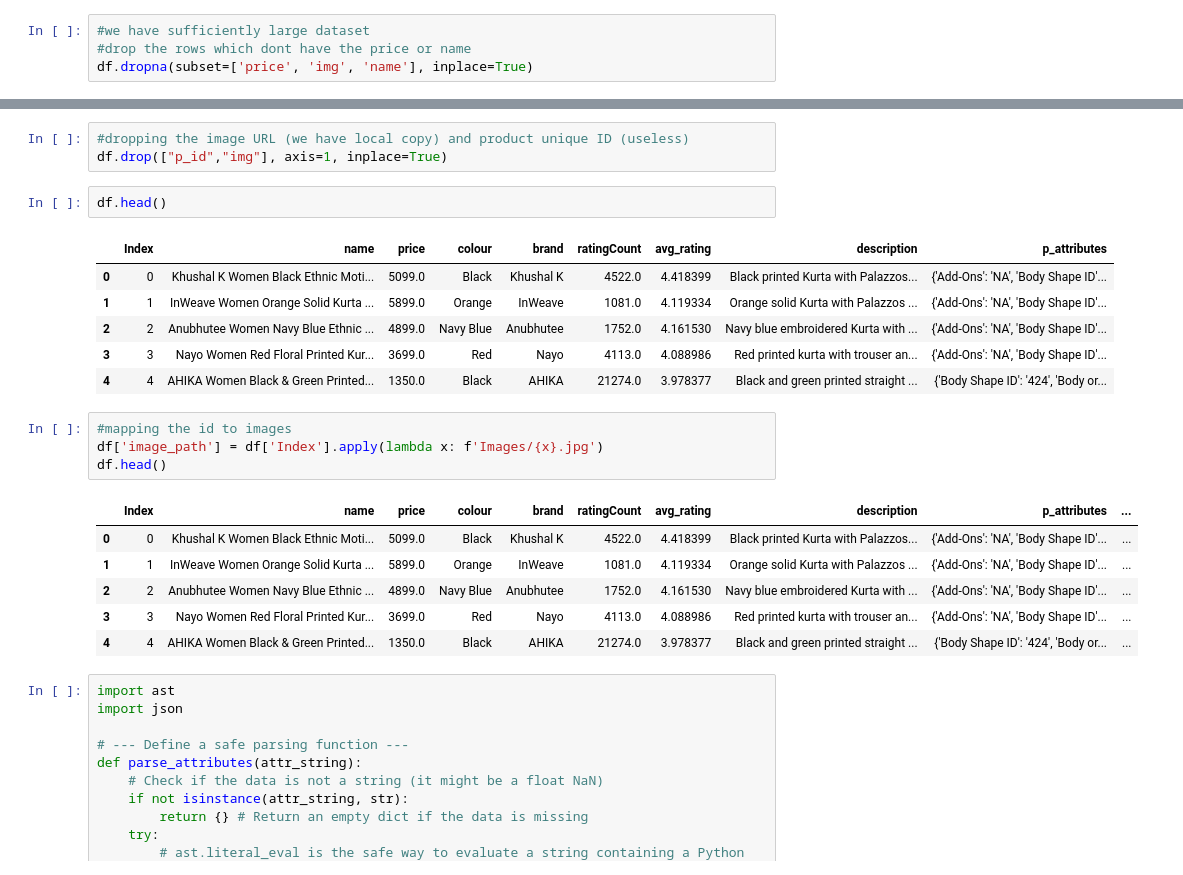
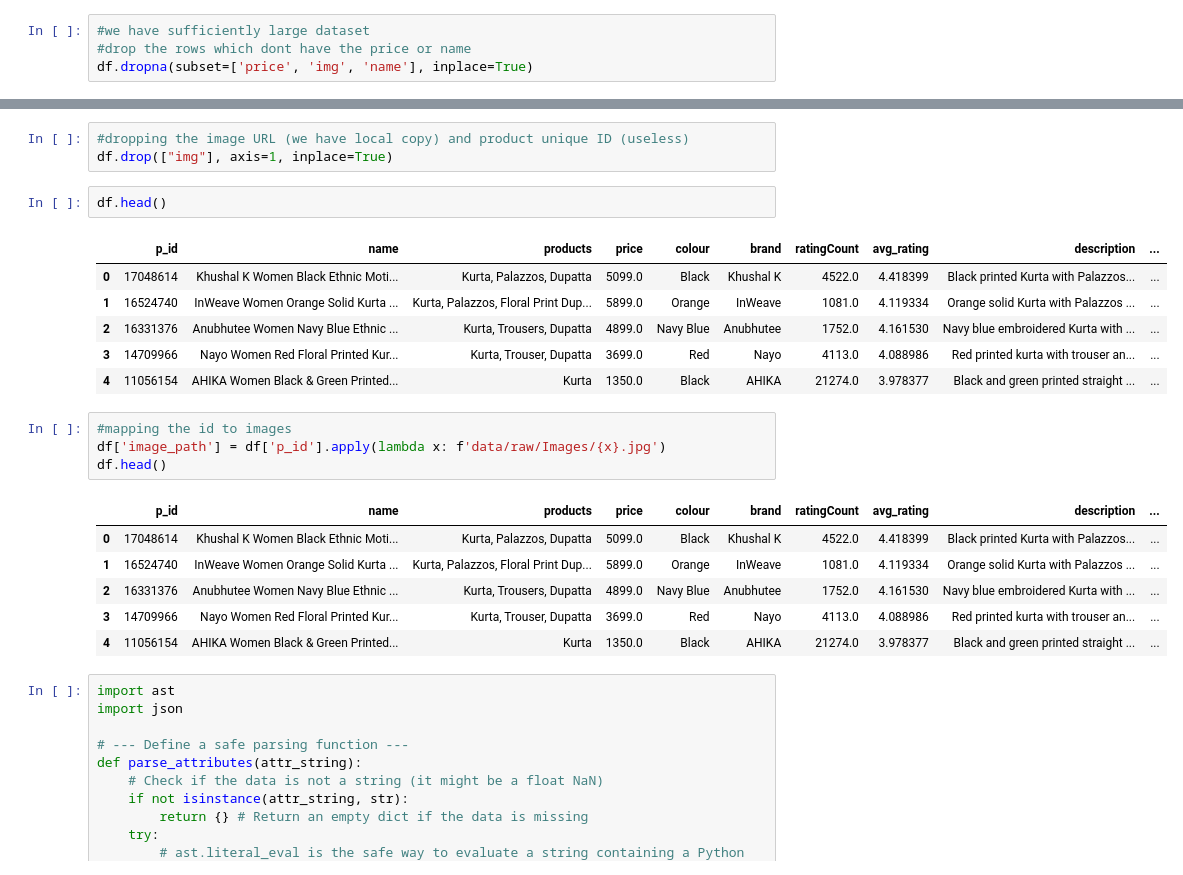
Before and after one commit to SinghNayanKumar/multimodal-product-lister, a Jupyter notebook: EDA.ipynb, the cells around one changed output, grey strips where cells are left out. Drawn from its saved outputs; the diff is of its cells as text.

```diff
--- a/EDA.ipynb
+++ b/EDA.ipynb
@@ -86,27 +86,27 @@ p_attributes       0
 dtype: int64
 # %%
 #dropping the image URL (we have local copy) and product unique ID (useless)
-df.drop(["p_id","img"], axis=1, inplace=True)
+df.drop(["img"], axis=1, inplace=True)
 # %%
 df.head()
 # %% [output]
-|  | Index | name | price | colour | brand | ratingCount | avg_rating | description | p_attributes |
-| 0 | 0 | Khushal K Women Black Ethnic Moti... | 5099.0 | Black | Khushal K | 4522.0 | 4.418399 | Black printed Kurta with Palazzos... | {'Add-Ons': 'NA', 'Body Shape ID'... |
-| 1 | 1 | InWeave Women Orange Solid Kurta ... | 5899.0 | Orange | InWeave | 1081.0 | 4.119334 | Orange solid Kurta with Palazzos ... | {'Add-Ons': 'NA', 'Body Shape ID'... |
-| 2 | 2 | Anubhutee Women Navy Blue Ethnic ... | 4899.0 | Navy Blue | Anubhutee | 1752.0 | 4.161530 | Navy blue embroidered Kurta with ... | {'Add-Ons': 'NA', 'Body Shape ID'... |
-| 3 | 3 | Nayo Women Red Floral Printed Kur... | 3699.0 | Red | Nayo | 4113.0 | 4.088986 | Red printed kurta with trouser an... | {'Add-Ons': 'NA', 'Body Shape ID'... |
-| 4 | 4 | AHIKA Women Black & Green Printed... | 1350.0 | Black | AHIKA | 21274.0 | 3.978377 | Black and green printed straight ... | {'Body Shape ID': '424', 'Body or... |
+|  | p_id | name | products | price | colour | brand | ratingCount | avg_rating | description | ... |
+| 0 | 17048614 | Khushal K Women Black Ethnic Moti... | Kurta, Palazzos, Dupatta | 5099.0 | Black | Khushal K | 4522.0 | 4.418399 | Black printed Kurta with Palazzos... | ... |
+| 1 | 16524740 | InWeave Women Orange Solid Kurta ... | Kurta, Palazzos, Floral Print Dup... | 5899.0 | Orange | InWeave | 1081.0 | 4.119334 | Orange solid Kurta with Palazzos ... | ... |
+| 2 | 16331376 | Anubhutee Women Navy Blue Ethnic ... | Kurta, Trousers, Dupatta | 4899.0 | Navy Blue | Anubhutee | 1752.0 | 4.161530 | Navy blue embroidered Kurta with ... | ... |
+| 3 | 14709966 | Nayo Women Red Floral Printed Kur... | Kurta, Trouser, Dupatta | 3699.0 | Red | Nayo | 4113.0 | 4.088986 | Red printed kurta with trouser an... | ... |
+| 4 | 11056154 | AHIKA Women Black & Green Printed... | Kurta | 1350.0 | Black | AHIKA | 21274.0 | 3.978377 | Black and green printed straight ... | ... |
 # %%
 #mapping the id to images
-df['image_path'] = df['Index'].apply(lambda x: f'Images/{x}.jpg')
+df['image_path'] = df['p_id'].apply(lambda x: f'data/raw/Images/{x}.jpg')
 df.head()
 # %% [output]
-|  | Index | name | price | colour | brand | ratingCount | avg_rating | description | p_attributes | ... |
-| 0 | 0 | Khushal K Women Black Ethnic Moti... | 5099.0 | Black | Khushal K | 4522.0 | 4.418399 | Black printed Kurta with Palazzos... | {'Add-Ons': 'NA', 'Body Shape ID'... | ... |
-| 1 | 1 | InWeave Women Orange Solid Kurta ... | 5899.0 | Orange | InWeave | 1081.0 | 4.119334 | Orange solid Kurta with Palazzos ... | {'Add-Ons': 'NA', 'Body Shape ID'... | ... |
-| 2 | 2 | Anubhutee Women Navy Blue Ethnic ... | 4899.0 | Navy Blue | Anubhutee | 1752.0 | 4.161530 | Navy blue embroidered Kurta with ... | {'Add-Ons': 'NA', 'Body Shape ID'... | ... |
-| 3 | 3 | Nayo Women Red Floral Printed Kur... | 3699.0 | Red | Nayo | 4113.0 | 4.088986 | Red printed kurta with trouser an... | {'Add-Ons': 'NA', 'Body Shape ID'... | ... |
-| 4 | 4 | AHIKA Women Black & Green Printed... | 1350.0 | Black | AHIKA | 21274.0 | 3.978377 | Black and green printed straight ... | {'Body Shape ID': '424', 'Body or... | ... |
+|  | p_id | name | products | price | colour | brand | ratingCount | avg_rating | description | ... |
+| 0 | 17048614 | Khushal K Women Black Ethnic Moti... | Kurta, Palazzos, Dupatta | 5099.0 | Black | Khushal K | 4522.0 | 4.418399 | Black printed Kurta with Palazzos... | ... |
+| 1 | 16524740 | InWeave Women Orange Solid Kurta ... | Kurta, Palazzos, Floral Print Dup... | 5899.0 | Orange | InWeave | 1081.0 | 4.119334 | Orange solid Kurta with Palazzos ... | ... |
+| 2 | 16331376 | Anubhutee Women Navy Blue Ethnic ... | Kurta, Trousers, Dupatta | 4899.0 | Navy Blue | Anubhutee | 1752.0 | 4.161530 | Navy blue embroidered Kurta with ... | ... |
+| 3 | 14709966 | Nayo Women Red Floral Printed Kur... | Kurta, Trouser, Dupatta | 3699.0 | Red | Nayo | 4113.0 | 4.088986 | Red printed kurta with trouser an... | ... |
+| 4 | 11056154 | AHIKA Women Black & Green Printed... | Kurta | 1350.0 | Black | AHIKA | 21274.0 | 3.978377 | Black and green printed straight ... | ... |
 # %%
 import ast
 import json
```
Also changed, not shown: parts of 10 cells of this notebook, 4 other files.
